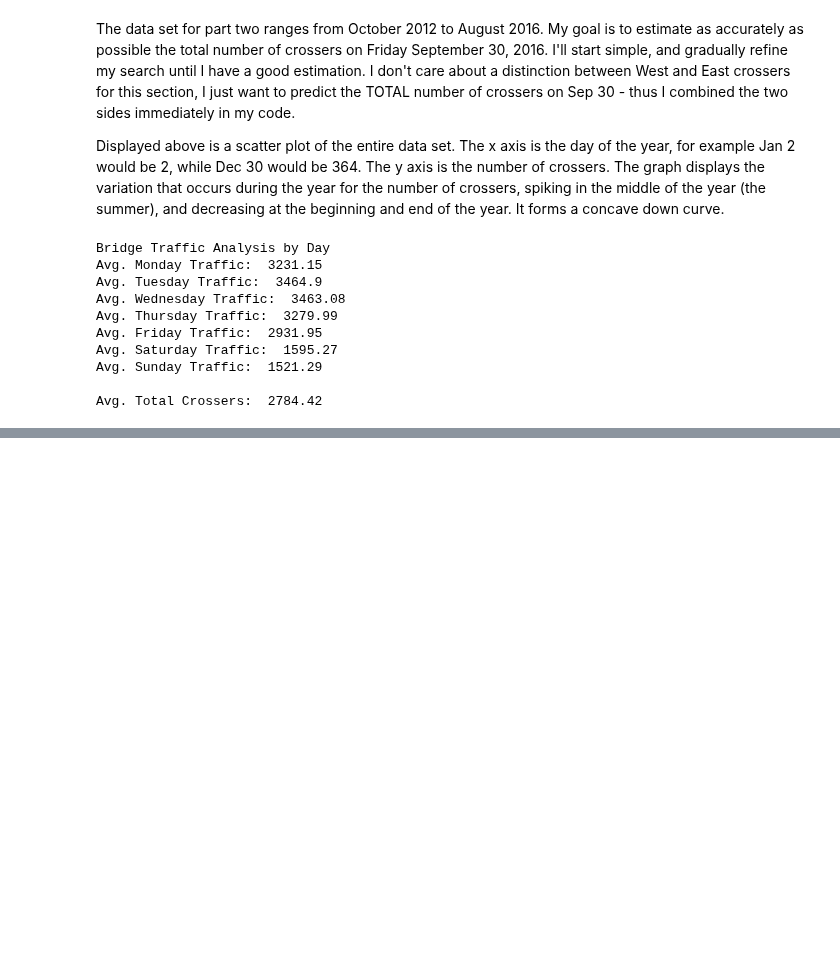
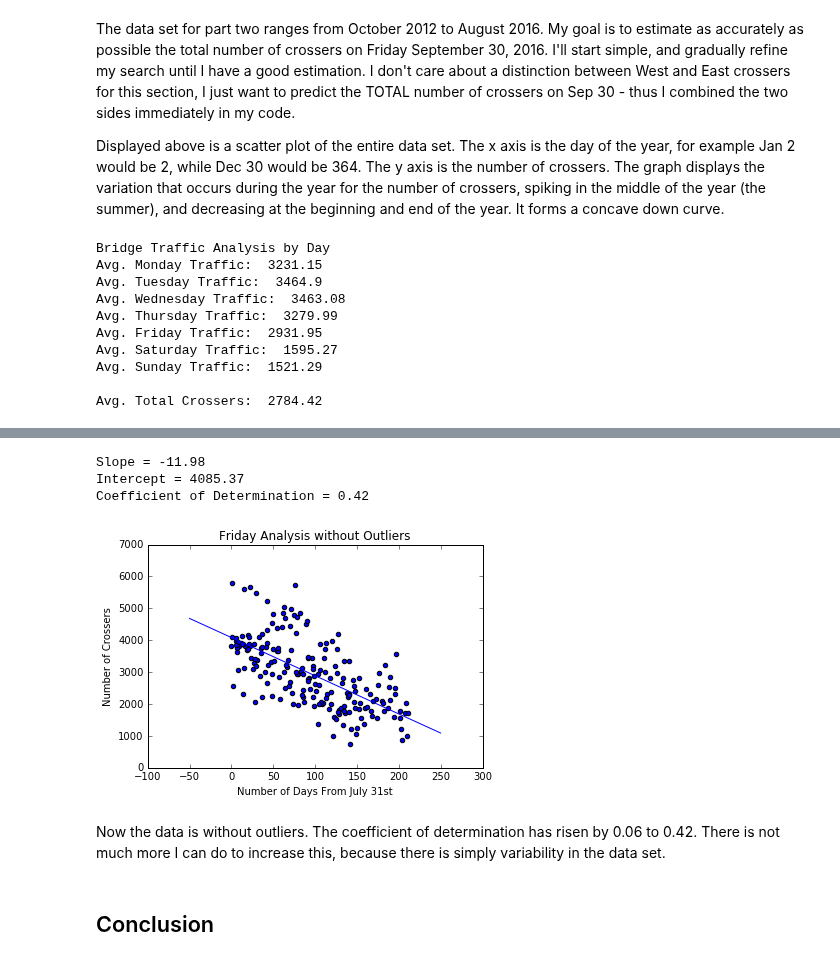
Before and after one commit to JYAKUO/Big-Data-1, a Jupyter notebook: Lab 1.ipynb, the cells around one changed output, grey strips where cells are left out. Drawn from its saved outputs; the diff is of its cells as text; code cells hidden in the pictures; blank space fills up the shorter version.

```diff
--- a/Lab 1.ipynb
+++ b/Lab 1.ipynb
@@ -235,0 +301,31 @@ NOTE FOR MS. ANDERSON: HOW CAN I CALCULATE A BEST FIT EQUATION AND LINE? thank y
+# %%
+#will only remove once, may need to comment out if the code is run too many times
+fri.remove(264)
+fri.remove(324)
+fri.remove(355)
+fri.remove(6651)
+weatherDay.remove(147)
+weatherDay.remove(120)
+weatherDay.remove(115)
+weatherDay.remove(57)
+
+plt.scatter(weatherDay, fri)
+plt.title("Friday Analysis without Outliers")
+plt.xlabel("Number of Days From July 31st")
+plt.ylabel("Number of Crossers")
+plt.plot([-50, 250], [4684.4, 1090.4])
+
+slope, intercept, r_value, p_value, std_err = stats.linregress(weatherDay, fri)
+
+print("Slope =", round(slope, 2))
+print("Intercept =", round(intercept, 2))
+print("Coefficient of Determination =", round(r_value**2, 2))
+# %% [output]
+Slope = -11.98
+Intercept = 4085.37
+Coefficient of Determination = 0.42
+[figure, added]
+# %% [markdown]
+Now the data is without outliers. The coefficient of determination has risen by 0.06 to 0.42. There is not much more I can do to increase this, because there is simply variability in the data set.
+# %% [markdown]
+<h2> Conclusion
```
Also changed, not shown: parts of 10 cells of this notebook.
